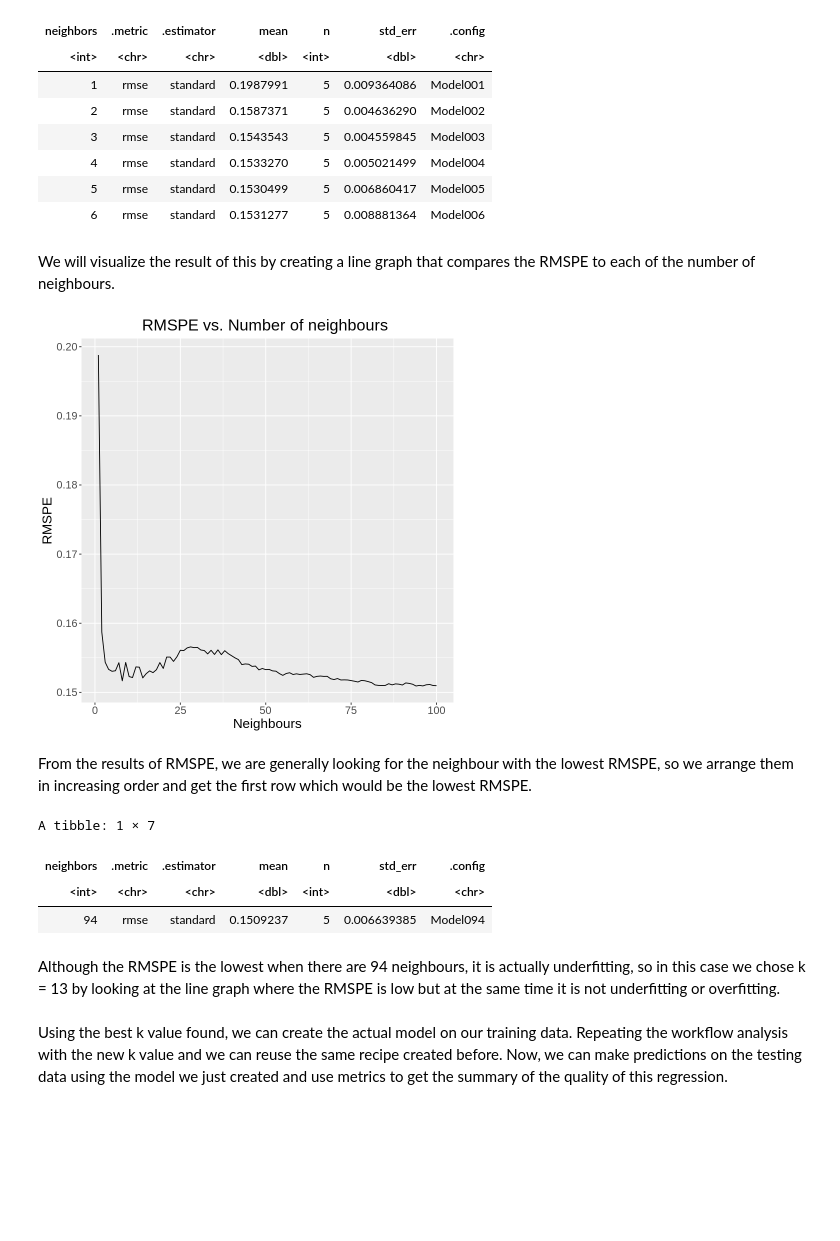
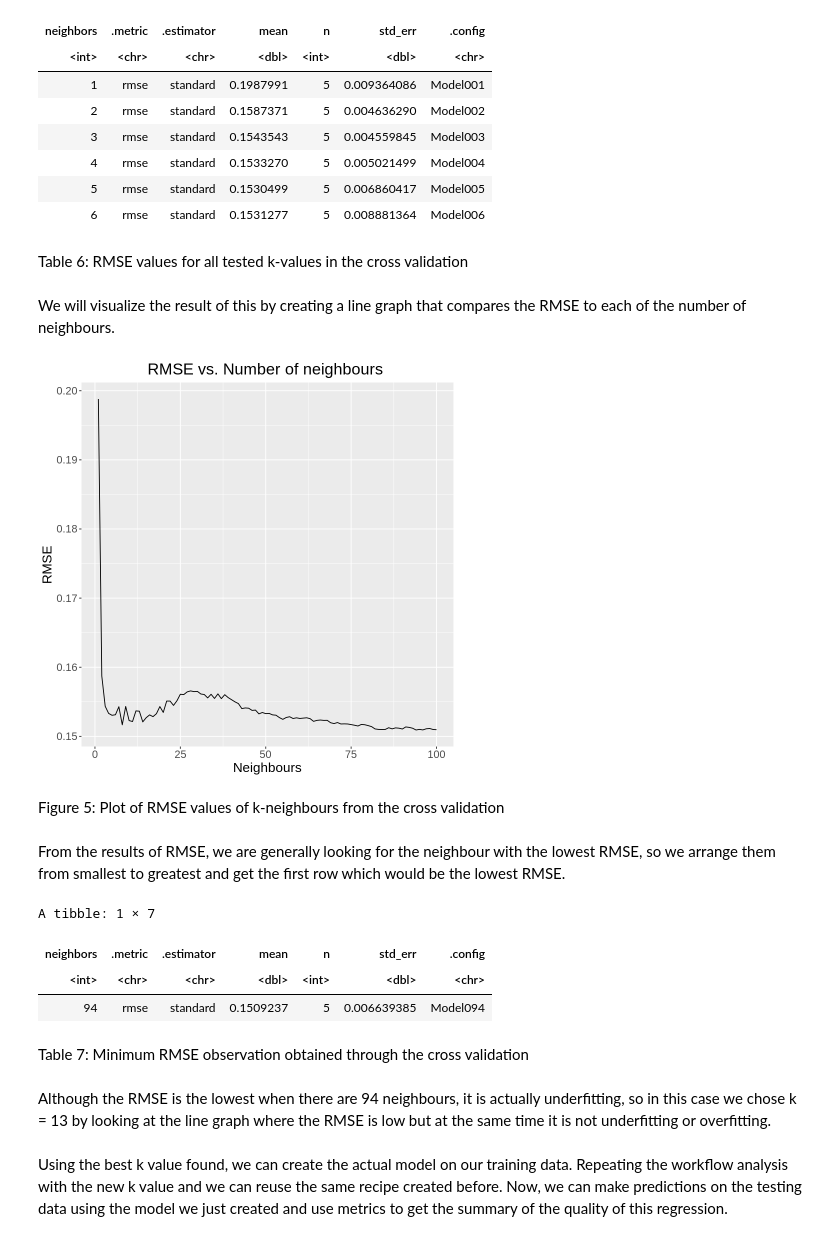
Before and after one commit to zhangLily2020/DSCI-100-Group-Project, a Jupyter notebook: final_report.ipynb, the cells around one changed output. Drawn from its saved outputs; the diff is of its cells as text; code cells hidden in the pictures; blank space fills up the shorter version.

Commit message:
added figure/table number to second half; fixed grammatical errors; added more comments between code throughout analysis

```diff
--- a/final_report.ipynb
+++ b/final_report.ipynb
@@ -373,23 +373,27 @@ A tibble: 6 × 7
 | 4 | rmse | standard | 0.1533270 | 5 | 0.005021499 | Model004 |
 | 5 | rmse | standard | 0.1530499 | 5 | 0.006860417 | Model005 |
 | 6 | rmse | standard | 0.1531277 | 5 | 0.008881364 | Model006 |
+# %% [markdown]
+Table 6: RMSE values for all tested k-values in the cross validation
 # %% [markdown]
-We will visualize the result of this by creating a line graph that compares the RMSPE to each of the number of neighbours.
+We will visualize the result of this by creating a line graph that compares the RMSE to each of the number of neighbours.
 # %%
 # visualize the change RMSPE for each neighbours
 tennis_results_plot <- ggplot(tennis_results, aes(x = neighbors, y = mean)) +
                         geom_line() +
                         xlab("Neighbours") +
-                        ylab("RMSPE") +
-                        ggtitle("RMSPE vs. Number of neighbours ") +
+                        ylab("RMSE") +
+                        ggtitle("RMSE vs. Number of neighbours ") +
                         theme(text = element_text(size = 16),
                                plot.title = element_text(hjust = 0.5))
 
 tennis_results_plot
 # %% [output]
-[figure, old version]
+[figure, new version]
+# %% [markdown]
+Figure 5: Plot of RMSE values of k-neighbours from the cross validation
 # %% [markdown]
-From the results of RMSPE, we are generally looking for the neighbour with the lowest RMSPE, so we arrange them in increasing order and get the first row which would be the lowest RMSPE.
+From the results of RMSE, we are generally looking for the neighbour with the lowest RMSE, so we arrange them from smallest to greatest and get the first row which would be the lowest RMSE.
 # %%
 set.seed(2020)
 
@@ -404,8 +408,10 @@ A tibble: 1 × 7
 | neighbors | .metric | .estimator | mean | n | std_err | .config |
 | <int> | <chr> | <chr> | <dbl> | <int> | <dbl> | <chr> |
 | 94 | rmse | standard | 0.1509237 | 5 | 0.006639385 | Model094 |
+# %% [markdown]
+Table 7: Minimum RMSE observation obtained through the cross validation
 # %% [markdown]
-Although the RMSPE is the lowest when there are 94 neighbours, it is actually underfitting, so in this case we chose k = 13 by looking at the line graph where the RMSPE is low but at the same time it is not underfitting or overfitting.
+Although the RMSE is the lowest when there are 94 neighbours, it is actually underfitting, so in this case we chose k = 13 by looking at the line graph where the RMSE is low but at the same time it is not underfitting or overfitting.
 # %% [markdown]
 Using the best k value found, we can create the actual model on our training data. Repeating the workflow analysis with the new k value and we can reuse the same recipe created before. Now, we can make predictions on the testing data using the model we just created and use metrics to get the summary of the quality of this regression.
 # %%
```
Also changed, not shown: parts of 18 cells of this notebook.
